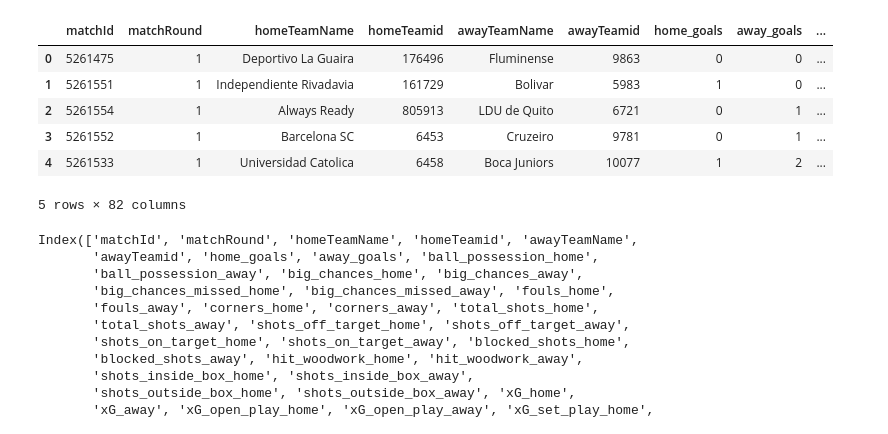
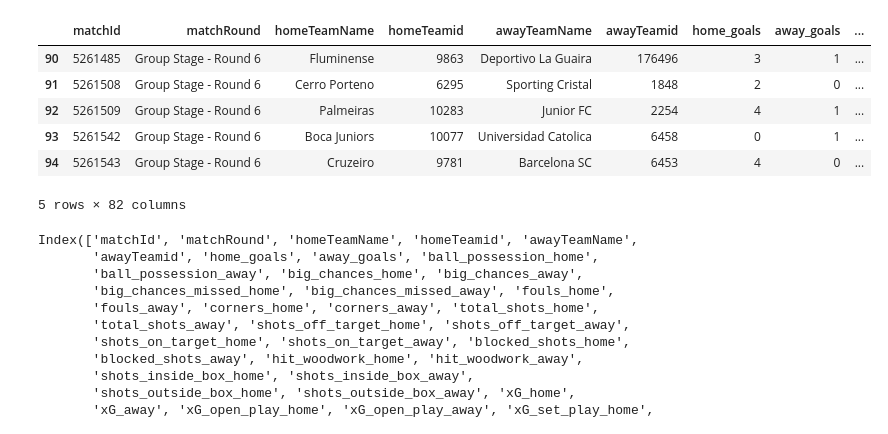
Before and after one commit to bolaxel/wcup26, a Jupyter notebook: analysis.ipynb, the cells around one changed output. Cells and saved outputs as stored; diff of their text form; code cells hidden in the pictures.

```diff
--- a/analysis.ipynb
+++ b/analysis.ipynb
@@ -1,15 +1,15 @@
 # %%
 import pandas as pd
 # %%
-df = pd.read_csv(r'C:\Users\axel_\Documents\conda\libertadores\matchStats\csv\fotmob_match_stats.csv')
-df.head()
+df = pd.read_csv(r'C:\Users\Public\Documents\Axel\libertadores26-data\matchStats\csv\fotmob_match_stats.csv')
+df.tail()
 # %% [output]
 |  | matchId | matchRound | homeTeamName | homeTeamid | awayTeamName | awayTeamid | home_goals | away_goals | ... |
-| 0 | 5261475 | 1 | Deportivo La Guaira | 176496 | Fluminense | 9863 | 0 | 0 | ... |
-| 1 | 5261551 | 1 | Independiente Rivadavia | 161729 | Bolivar | 5983 | 1 | 0 | ... |
-| 2 | 5261554 | 1 | Always Ready | 805913 | LDU de Quito | 6721 | 0 | 1 | ... |
-| 3 | 5261552 | 1 | Barcelona SC | 6453 | Cruzeiro | 9781 | 0 | 1 | ... |
-| 4 | 5261533 | 1 | Universidad Catolica | 6458 | Boca Juniors | 10077 | 1 | 2 | ... |
+| 90 | 5261485 | Group Stage - Round 6 | Fluminense | 9863 | Deportivo La Guaira | 176496 | 3 | 1 | ... |
+| 91 | 5261508 | Group Stage - Round 6 | Cerro Porteno | 6295 | Sporting Cristal | 1848 | 2 | 0 | ... |
+| 92 | 5261509 | Group Stage - Round 6 | Palmeiras | 10283 | Junior FC | 2254 | 4 | 1 | ... |
+| 93 | 5261542 | Group Stage - Round 6 | Boca Juniors | 10077 | Universidad Catolica | 6458 | 0 | 1 | ... |
+| 94 | 5261543 | Group Stage - Round 6 | Cruzeiro | 9781 | Barcelona SC | 6453 | 4 | 0 | ... |
 5 rows × 82 columns
 # %%
 df.columns
```
Also changed, not shown: parts of 10 cells of this notebook.
